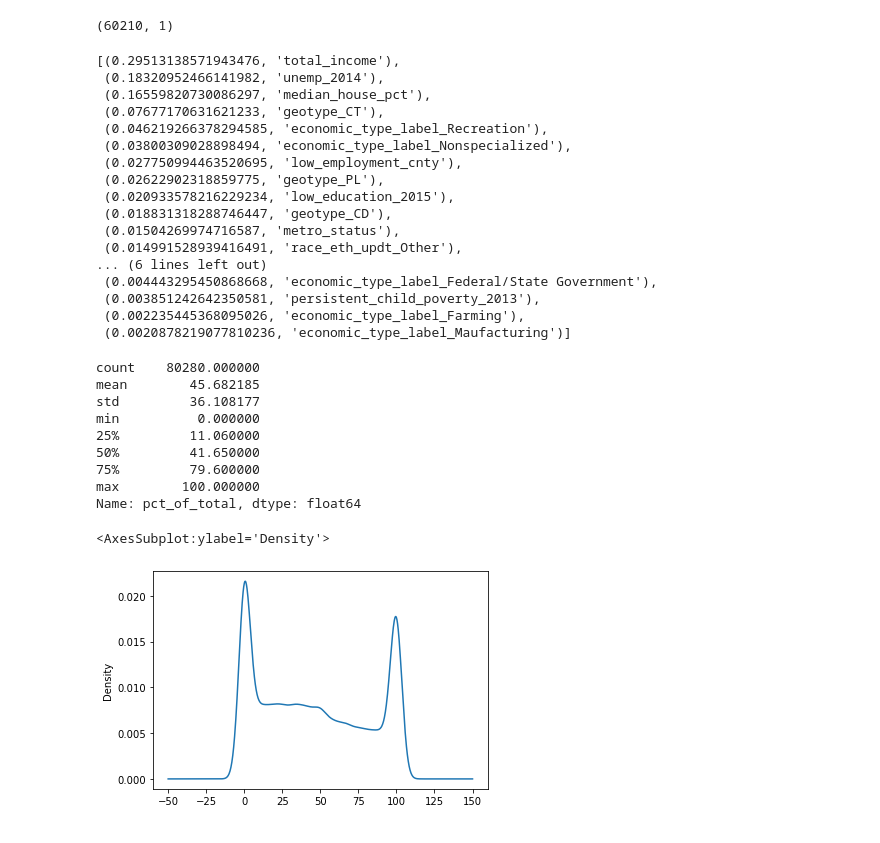
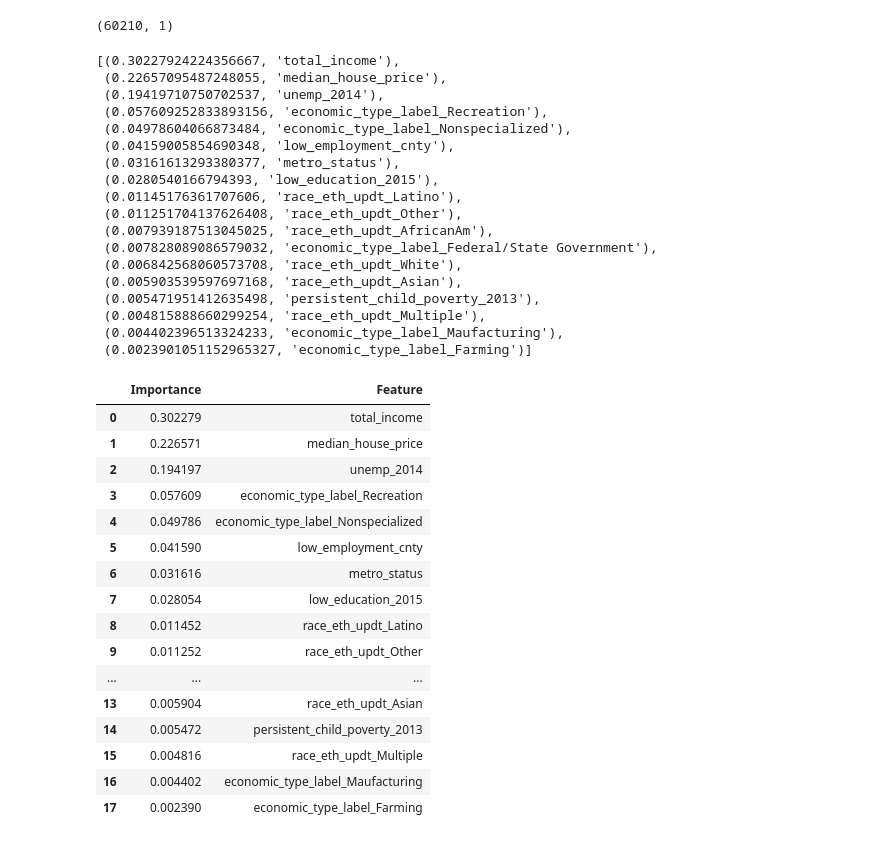
Before and after one commit to mtmcphail/Group1_Final, a Jupyter notebook: liquor_license_ml_0303.ipynb, the cells around one changed output. Drawn from its saved outputs; the diff is of its cells as text; code cells hidden in the pictures.

```diff
--- a/liquor_license_ml_0303.ipynb
+++ b/liquor_license_ml_0303.ipynb
@@ -172,7 +173,7 @@ sorted(zip(rf_model.feature_importances_, X.columns), reverse=True)
 # Create our features
 y2 = pd.DataFrame(df_bin['probability'])
 
-X2 = pd.get_dummies(df_bin[['geotype','total_income','unemp_2014','median_house_pct','metro_status','economic_type_label','low_education_2015','low_employment_cnty','persistent_child_poverty_2013','race_eth_updt']])
+X2 = pd.get_dummies(df_bin[['total_income','unemp_2014','median_house_price','metro_status','economic_type_label','low_education_2015','low_employment_cnty','persistent_child_poverty_2013','race_eth_updt']])
 # %%
 from sklearn.model_selection import train_test_split
 X2_train, X2_test, y2_train, y2_test = train_test_split(X2,
@@ -188,38 +199,46 @@ rf_model2 = rf_model2.fit(X2_train, y2_train)
 # %%
 # List the features sorted in descending order by feature importance
-sorted(zip(rf_model2.feature_importances_, X2.columns), reverse=True)
+features = sorted(zip(rf_model2.feature_importances_, X2.columns), reverse=True)
+features
 # %% [output]
-[(0.29513138571943476, 'total_income'),
- (0.18320952466141982, 'unemp_2014'),
- (0.16559820730086297, 'median_house_pct'),
- (0.07677170631621233, 'geotype_CT'),
- (0.046219266378294585, 'economic_type_label_Recreation'),
- (0.03800309028898494, 'economic_type_label_Nonspecialized'),
- (0.027750994463520695, 'low_employment_cnty'),
- (0.02622902318859775, 'geotype_PL'),
- (0.020933578216229234, 'low_education_2015'),
- (0.018831318288746447, 'geotype_CD'),
- (0.01504269974716587, 'metro_status'),
- (0.014991528939416491, 'race_eth_updt_Other'),
-... (6 lines left out)
- (0.004443295450868668, 'economic_type_label_Federal/State Government'),
- (0.003851242642350581, 'persistent_child_poverty_2013'),
- (0.002235445368095026, 'economic_type_label_Farming'),
- (0.0020878219077810236, 'economic_type_label_Maufacturing')]
+[(0.30227924224356667, 'total_income'),
+ (0.22657095487248055, 'median_house_price'),
+ (0.19419710750702537, 'unemp_2014'),
+ (0.057609252833893156, 'economic_type_label_Recreation'),
+ (0.04978604066873484, 'economic_type_label_Nonspecialized'),
+ (0.04159005854690348, 'low_employment_cnty'),
+ (0.03161613293380377, 'metro_status'),
+ (0.0280540166794393, 'low_education_2015'),
+ (0.01145176361707606, 'race_eth_updt_Latino'),
+ (0.011251704137626408, 'race_eth_updt_Other'),
+ (0.007939187513045025, 'race_eth_updt_AfricanAm'),
+ (0.007828089086579032, 'economic_type_label_Federal/State Government'),
+ (0.006842568060573708, 'race_eth_updt_White'),
+ (0.005903539597697168, 'race_eth_updt_Asian'),
+ (0.005471951412635498, 'persistent_child_poverty_2013'),
+ (0.004815888660299254, 'race_eth_updt_Multiple'),
+ (0.004402396513324233, 'economic_type_label_Maufacturing'),
+ (0.0023901051152965327, 'economic_type_label_Farming')]
-# %%
-df['pct_of_total'].describe()
-# %% [output]
-count    80280.000000
-mean        45.682185
-std         36.108177
-min          0.000000
-25%         11.060000
-50%         41.650000
-75%         79.600000
-max        100.000000
-Name: pct_of_total, dtype: float64
-# %%
-df['pct_of_total'].plot.density()
-# %% [output]
-<AxesSubplot:ylabel='Density'>
-[figure, removed]
+# %%
+#create dataframe from features
+
+feat_df = pd.DataFrame(features, columns =['Importance', 'Feature'])
+feat_df
+# %% [output]
+|  | Importance | Feature |
+| 0 | 0.302279 | total_income |
+| 1 | 0.226571 | median_house_price |
+| 2 | 0.194197 | unemp_2014 |
+| 3 | 0.057609 | economic_type_label_Recreation |
+| 4 | 0.049786 | economic_type_label_Nonspecialized |
+| 5 | 0.041590 | low_employment_cnty |
+| 6 | 0.031616 | metro_status |
+| 7 | 0.028054 | low_education_2015 |
+| 8 | 0.011452 | race_eth_updt_Latino |
+| 9 | 0.011252 | race_eth_updt_Other |
+| ... | ... | ... |
+| 13 | 0.005904 | race_eth_updt_Asian |
+| 14 | 0.005472 | persistent_child_poverty_2013 |
+| 15 | 0.004816 | race_eth_updt_Multiple |
+| 16 | 0.004402 | economic_type_label_Maufacturing |
+| 17 | 0.002390 | economic_type_label_Farming |
```
Also changed, not shown: parts of 9 cells of this notebook, 1 other file.
